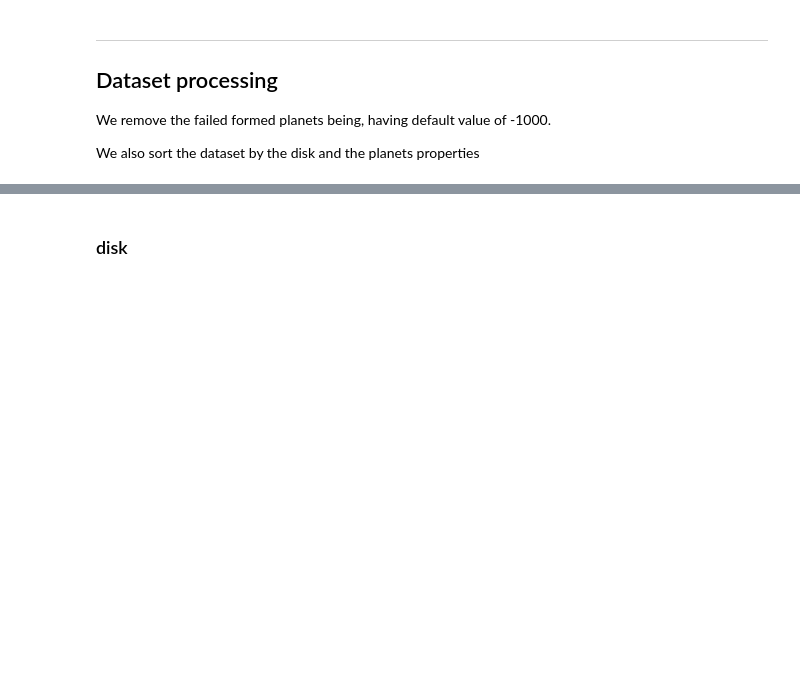
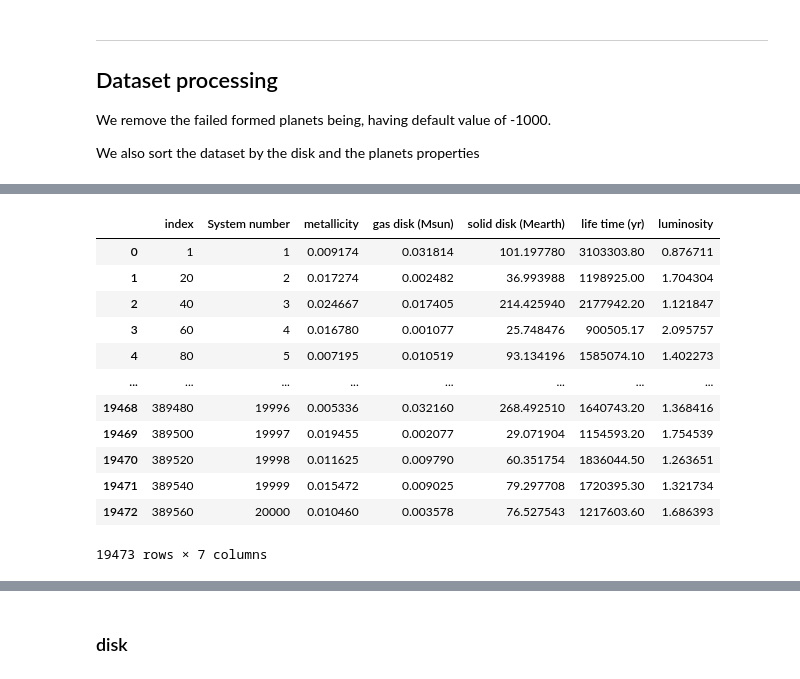
Before and after one commit to yannholzer/pai_costum_project, a Jupyter notebook: draft.ipynb, the cells around one changed output, grey strips where cells are left out. Saved outputs shown, nothing was run; the diff lists cells and outputs as text; code cells hidden in the pictures; blank space fills up the shorter version.

```diff
--- a/draft.ipynb
+++ b/draft.ipynb
@@ -32,3 +32,10 @@ We also sort the dataset by the disk and the planets properties
 # %%
 data_name_index = 0
 data_path = os.path.join(data_root, data_names[data_name_index])
+# %%
+from src.data.dataset import CostumDataset
+myDataset = CostumDataset(data_path)
+
+myDataset.add_label_total_planets_mass()
+myDataset.add_label_planets_count()
+myDataset.labels.head()
@@ -34,0 +49,18 @@ data_path = os.path.join(data_root, data_names[data_name_index])
+# %%
+disk = myDataset.df_disk
+# %%
+disk
+# %% [output]
+|  | index | System number | metallicity | gas disk (Msun) | solid disk (Mearth) | life time (yr) | luminosity |
+| 0 | 1 | 1 | 0.009174 | 0.031814 | 101.197780 | 3103303.80 | 0.876711 |
+| 1 | 20 | 2 | 0.017274 | 0.002482 | 36.993988 | 1198925.00 | 1.704304 |
+| 2 | 40 | 3 | 0.024667 | 0.017405 | 214.425940 | 2177942.20 | 1.121847 |
+| 3 | 60 | 4 | 0.016780 | 0.001077 | 25.748476 | 900505.17 | 2.095757 |
+| 4 | 80 | 5 | 0.007195 | 0.010519 | 93.134196 | 1585074.10 | 1.402273 |
+| ... | ... | ... | ... | ... | ... | ... | ... |
+| 19468 | 389480 | 19996 | 0.005336 | 0.032160 | 268.492510 | 1640743.20 | 1.368416 |
+| 19469 | 389500 | 19997 | 0.019455 | 0.002077 | 29.071904 | 1154593.20 | 1.754539 |
+| 19470 | 389520 | 19998 | 0.011625 | 0.009790 | 60.351754 | 1836044.50 | 1.263651 |
+| 19471 | 389540 | 19999 | 0.015472 | 0.009025 | 79.297708 | 1720395.30 | 1.321734 |
+| 19472 | 389560 | 20000 | 0.010460 | 0.003578 | 76.527543 | 1217603.60 | 1.686393 |
+19473 rows × 7 columns
```
Also changed, not shown: parts of 18 cells of this notebook, 5 other files.
